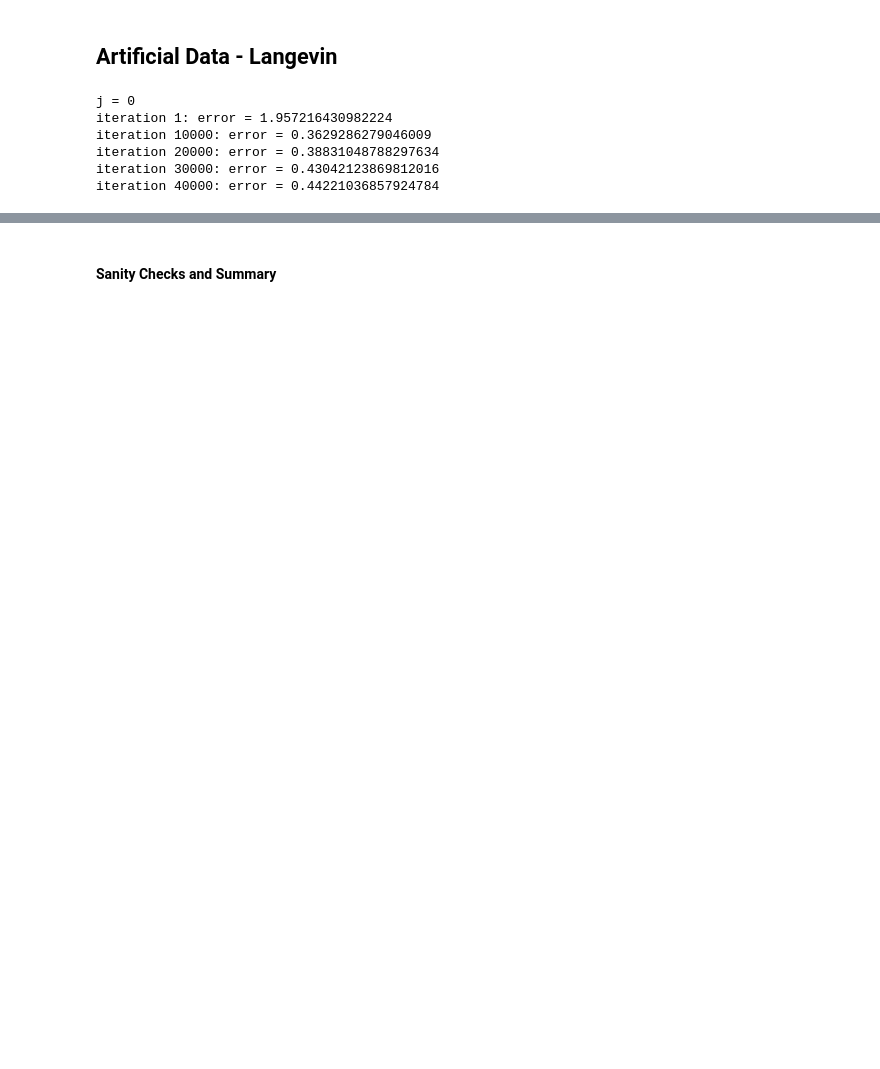
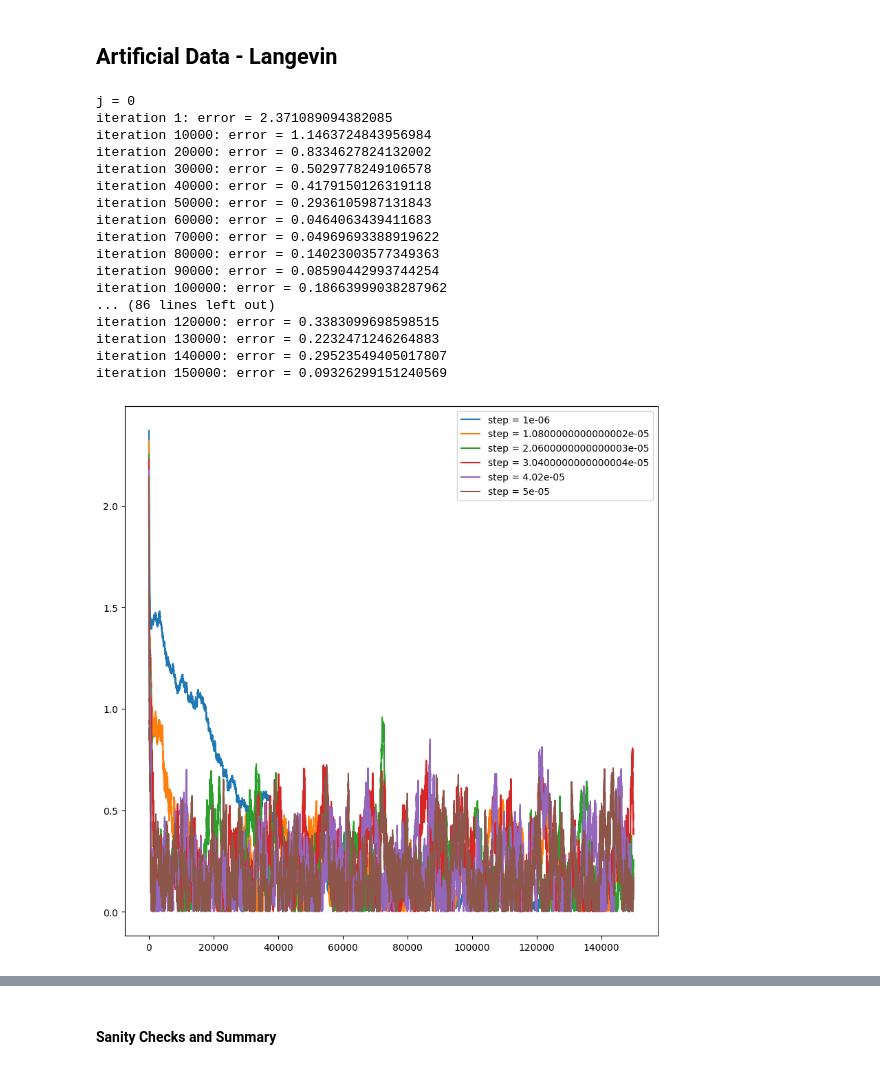
Before and after one commit to pbarriolo/Sampling-Methods-MCMC-Project, a Jupyter notebook: svgd_cleaned.ipynb, the cells around one changed output, grey strips where cells are left out. Saved outputs shown, nothing was run; the diff lists cells and outputs as text; code cells hidden in the pictures; blank space fills up the shorter version.

```diff
--- a/svgd_cleaned.ipynb
+++ b/svgd_cleaned.ipynb
@@ -477,7 +477,7 @@ def grad_potential_artificial(params: np.ndarray,
 
     grad[1] = -np.sum(X*(Y - slope_*X - intercept_)/(sigma_data)**2) + slope_/(sigma_params)**2
 
-    grad[0] = -np.sum((Y - slope_*X - intercept_)/(sigma_data)**2) + intercept_/(sigma_params)**2
+    grad[0] = -np.sum((Y - slope_*X - intercept_)/(sigma_data)**2) + intercept_/(sigma_params)**24
 
 
     return grad
@@ -500,36 +500,48 @@ def langevin_artificial(gamma, X, Y, sigma_data, params_star, sigma_params, seed
         params0 = params_new
 
     return params, error
-
-# ULA Main Loop
-
-Params1 = []
-Error1 = []
-
-K = 40000
-gamma = 5e-4
-S = 1
-
-sigma_data = 1.
-sigma_params = 3.
-params_star = np.array([true_intercept, true_slope])
-
-
-for j in range(S):
-    print('j =', j)
-    params1, error1 = langevin_artificial(gamma, x, y, sigma_data, params_star, sigma_params, j, K)
-    Params1.append(params1)
-    Error1.append(error1)
-
-params1 = np.mean(np.array(Params1), axis=0)
-error1 = np.array([np.linalg.norm(params1[i] - params_star) for i in range(K)])
-
-#plt.figure(0, figsize=(8,6))
-#plt.plot(np.arange(K), error1)
-# %% [output]
-j = 0
-iteration 1: error = 1.957216430982224
-iteration 10000: error = 0.3629286279046009
-iteration 20000: error = 0.38831048788297634
-iteration 30000: error = 0.43042123869812016
-iteration 40000: error = 0.44221036857924784
+# %%
+# we run the langevin for different step sizes and compare them
+Params1 = []
+Error1 = []
+
+K = 150000
+gamma = np.linspace(1e-6,5e-5, 6)
+S = 1
+
+sigma_data = 1.
+sigma_params = 3.
+params_star = np.array([true_intercept, true_slope])
+
+
+
+plt.figure(figsize = (10,10))
+for i in range(6):
+  for j in range(S):
+    print('j =', j)
+    params1, error1 = langevin_artificial(gamma[i], x, y, sigma_data, params_star, sigma_params, j, K)
+    Params1.append(params1)
+    Error1.append(error1)
+    plt.plot(np.arange(K), error1, label =f'step = {gamma[i]}')
+
+plt.legend(loc="upper right")
+plt.show()
+# %% [output]
+j = 0
+iteration 1: error = 2.371089094382085
+iteration 10000: error = 1.1463724843956984
+iteration 20000: error = 0.8334627824132002
+iteration 30000: error = 0.5029778249106578
+iteration 40000: error = 0.4179150126319118
+iteration 50000: error = 0.2936105987131843
+iteration 60000: error = 0.0464063439411683
+iteration 70000: error = 0.04969693388919622
+iteration 80000: error = 0.14023003577349363
+iteration 90000: error = 0.08590442993744254
+iteration 100000: error = 0.18663999038287962
+... (86 lines left out)
+iteration 120000: error = 0.3383099698598515
+iteration 130000: error = 0.2232471246264883
+iteration 140000: error = 0.29523549405017807
+iteration 150000: error = 0.09326299151240569
+[figure, added]
```
Also changed, not shown: parts of 10 cells of this notebook.
